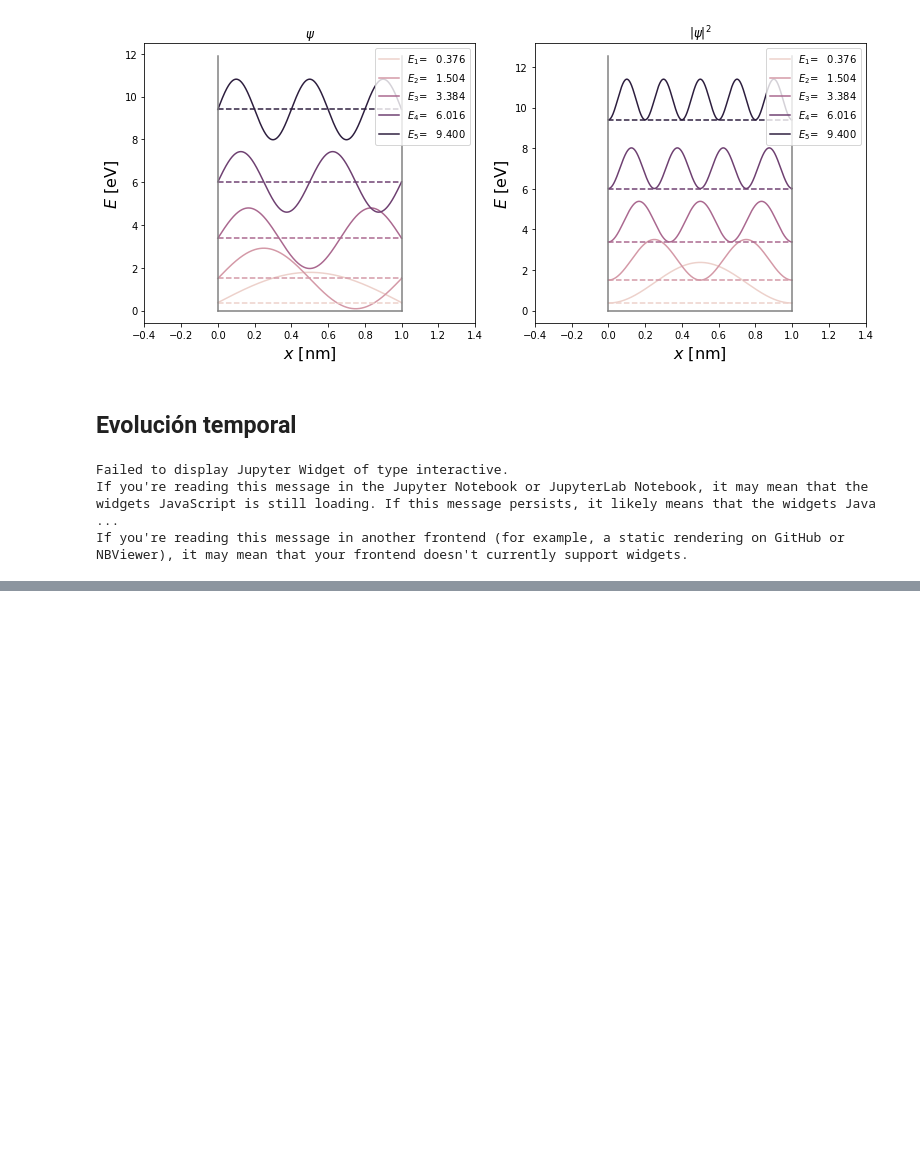
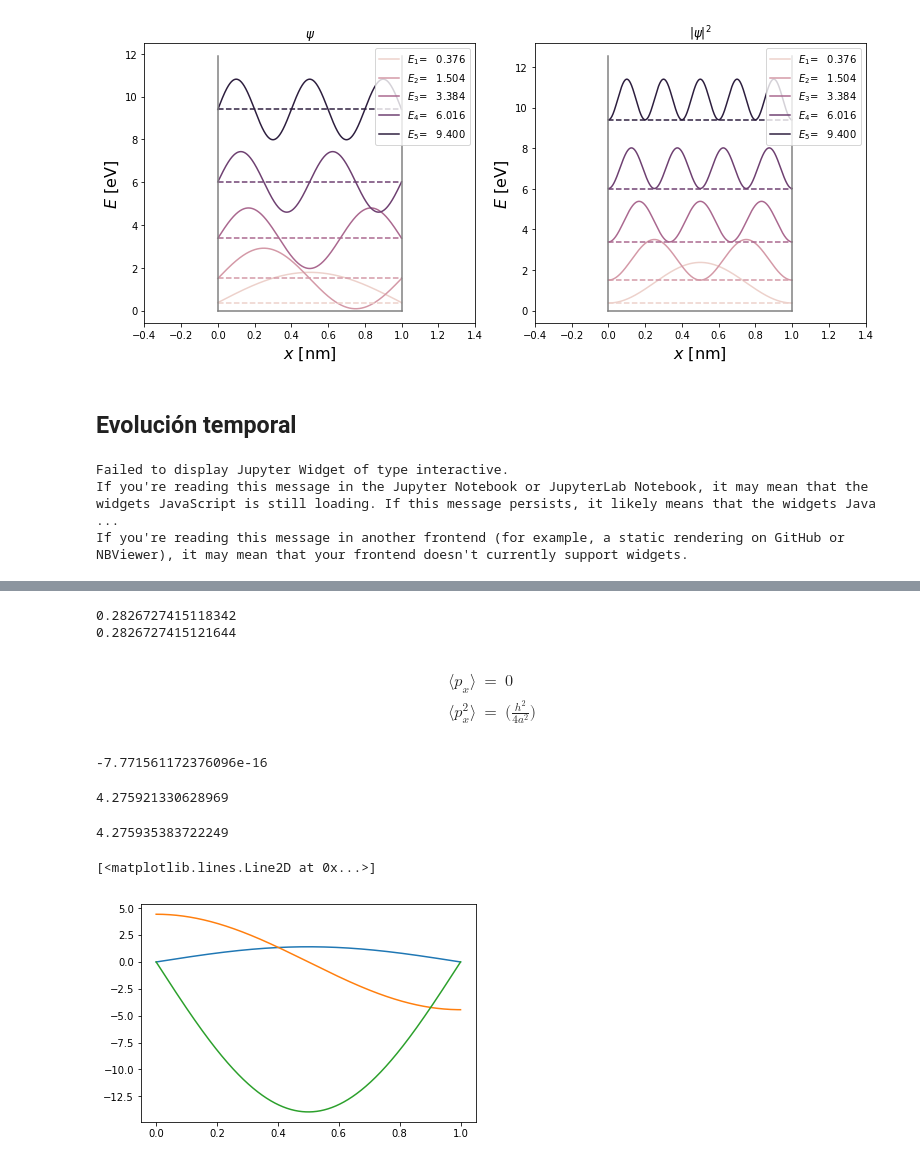
Before and after one commit to jebarriosvargas/QCI-2019-2, a Jupyter notebook: Ejercicios/Cap2_OneDimensionalBox.ipynb, the cells around one changed output, grey strips where cells are left out. Cells and saved outputs as stored; diff of their text form; code cells hidden in the pictures; blank space fills up the shorter version.

```diff
--- a/Ejercicios/Cap2_OneDimensionalBox.ipynb
+++ b/Ejercicios/Cap2_OneDimensionalBox.ipynb
@@ -174,0 +178,4 @@ If you're reading this message in another frontend (for example, a static render
+# %%
+ψ  = array( [ sqrt(2/ℓ)*sin(nv*π*x/ℓ) for nv in n] )
+
+print( np.trapz( np.conj(ψ[0])*ψ[0],x ) )
@@ -174,0 +191,36 @@ If you're reading this message in another frontend (for example, a static render
+# %%
+xmean = np.trapz( np.conj(ψ[0])*x*x*ψ[0],x  )
+print (xmean)
+print (1/3-1/2/pi/pi)
+# %% [output]
+0.2826727415118342
+0.2826727415121644
+# %% [markdown]
+\begin{eqnarray*}
+\langle p_x \rangle &=&0 \\
+\langle p_x^2 \rangle &=& \bigg( \frac{h^2}{4a^2} \bigg)
+\end{eqnarray*}
+# %%
+ħ = h/2/π
+dψ = np.gradient(ψ[0],x,edge_order=2)
+pmean = np.trapz( np.conj(ψ[0])*dψ,x )
+print (pmean)
+# %% [output]
+-7.771561172376096e-16
+# %%
+d2ψ = np.gradient(dψ,x,edge_order=2)
+p2mean = np.trapz( np.conj(ψ[0])*d2ψ,x )
+print (-ħ*ħ*p2mean)
+# %% [output]
+4.275921330628969
+# %%
+h*h/4
+# %% [output]
+4.275935383722249
+# %%
+plot(x,ψ[0])
+plot(x,dψ)
+plot (x,d2ψ)
+# %% [output]
+[<matplotlib.lines.Line2D at 0x...>]
+[figure, added]
```
Also changed, not shown: parts of 6 cells of this notebook, 7 other files.
